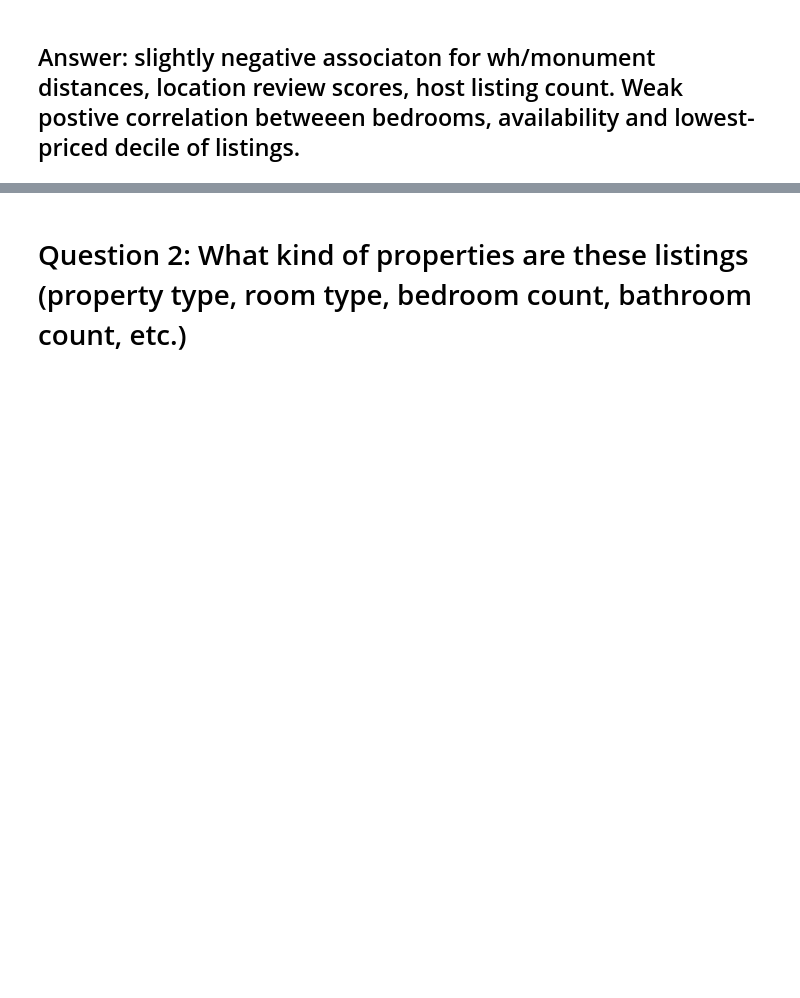
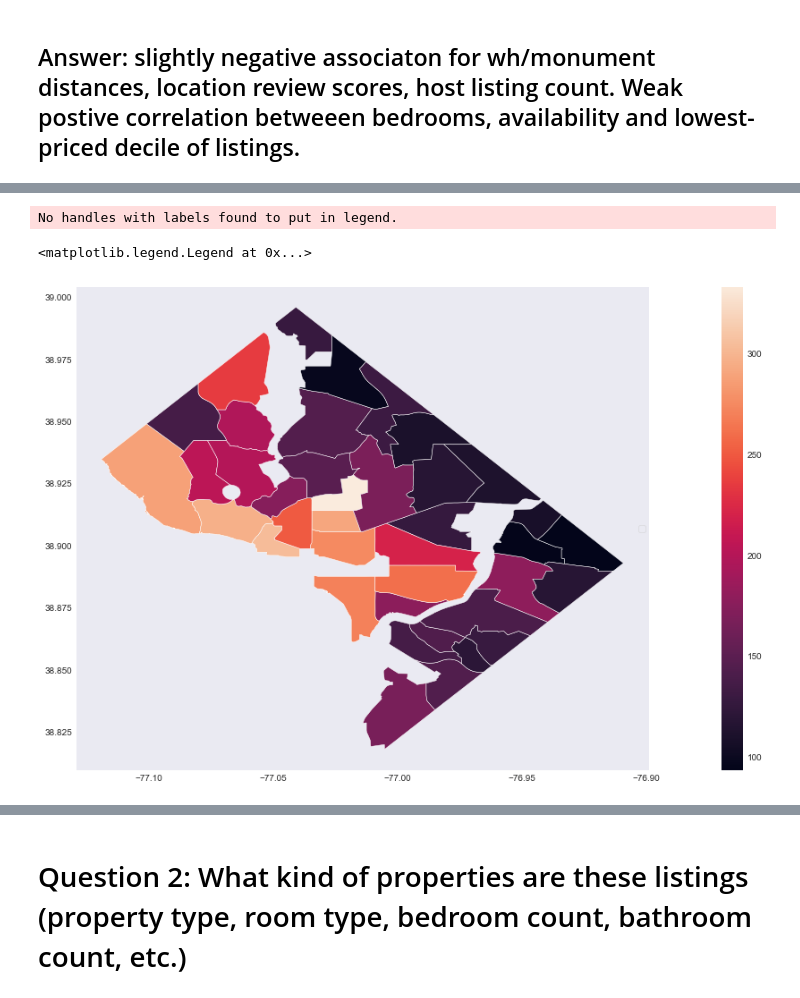
Before and after one commit to ldm08/D.C.-Airbnb-analysis, a Jupyter notebook: WashingtonDCAirbnb.ipynb, the cells around one changed output, grey strips where cells are left out. Saved outputs shown, nothing was run; the diff lists cells and outputs as text; code cells hidden in the pictures; blank space fills up the shorter version.

```diff
--- a/WashingtonDCAirbnb.ipynb
+++ b/WashingtonDCAirbnb.ipynb
@@ -244,15 +290,18 @@ lsd_95 = ls_d.query("price <= price.quantile(.95)").copy()
 #create bins to eliminate outliers from dominating continuous scale
 ls_95['Price Decile'] = pd.qcut(ls_95['price'], 10)
 lsd_95['Price Decile'] = pd.qcut(lsd_95['price'], 10)
+ls['Price Decile'] = pd.qcut(ls['price'], 10)
+
 
 
 # set token
 px.set_mapbox_access_token("pk.eyJ1IjoibGF3cmVuY2VkIiwiYSI6ImNrODFzZnFnNzA0YmczZW9nNWN4aTFvdngifQ.VlB5-L7owXKEXo8JEePk7w")
 fig = px.scatter_mapbox(ls_95.sample(frac=.60), lat="latitude", lon="longitude", color="Price Decile", template="simple_white", opacity=0.5,
                          color_discrete_sequence=px.colors.diverging.RdYlGn, category_orders={"Price Decile":sorted(ls_95['Price Decile'].unique().tolist())}, hover_data=["neighbourhood", "price"],
-                           center={"lat": 38.895, "lon": -77.024},
+
+                 center={"lat": 38.895, "lon": -77.024},
                            mapbox_style="basic", zoom=10.5)
 
 
 fig.update_layout(margin={"r":0,"t":0,"l":0,"b":0})
-py.plot(fig, "price deciles", auto_open=False, width=1500, height=1200)
+#py.plot(fig, "price deciles", auto_open=False, width=1500, height=1200)
@@ -316,0 +396,18 @@ distance_corrs.round(3).sort_values("distance_to_whitehouse").style.background_g
+# %%
+from shapely.geometry import shape
+gdf = gpd.read_file("data/neighbourhoods.geojson")
+# %%
+# groupby median/mean
+grouped_med = ls.groupby('neighbourhood')['price'].median()
+grouped_mean = ls.groupby('neighbourhood')['price'].mean()
+# %%
+# merge
+gdf_mean = gdf.join(grouped_mean, on='neighbourhood')
+gdf_med = gdf.join(grouped_med, on='neighbourhood')
+# %%
+gdf_mean.plot(column='price', figsize=(25,10), legend=True)
+plt.legend(loc='right')
+# %% [output]
+No handles with labels found to put in legend.
+<matplotlib.legend.Legend at 0x...>
+[figure, added]
```
Also changed, not shown: parts of 65 cells of this notebook.
